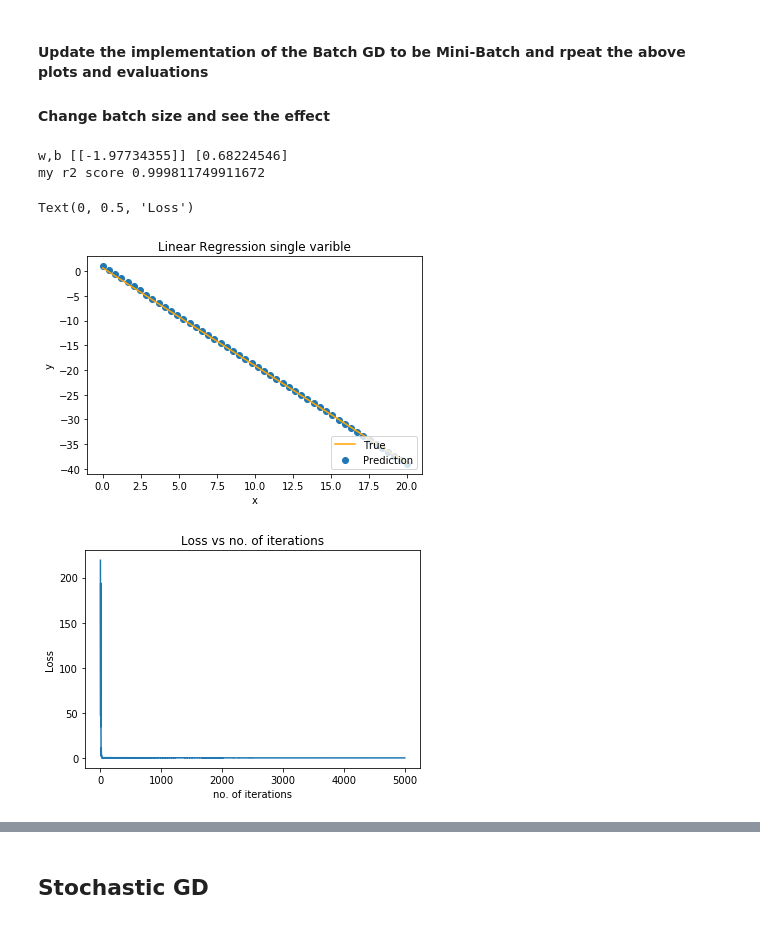
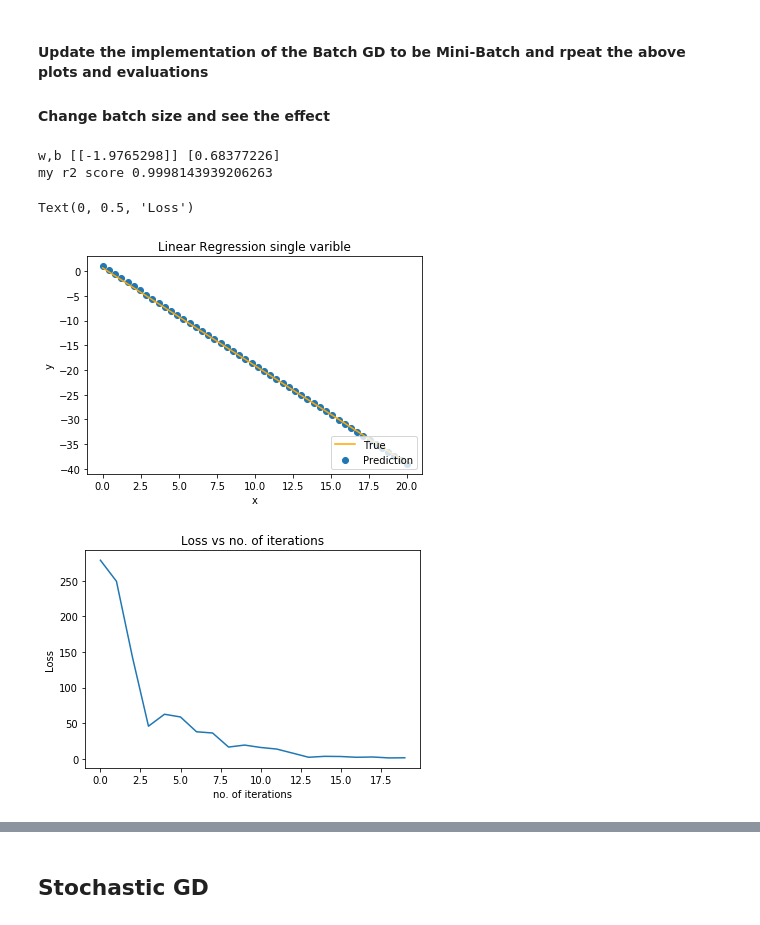
Before and after one commit to MaiTarekAlazab/Numerical-Optimization, a Jupyter notebook: Practical Session 2 Mai Tarek.ipynb, the cells around one changed output, grey strips where cells are left out. Cells and saved outputs as stored; diff of their text form; code cells hidden in the pictures.

```diff
--- a/Practical Session 2 Mai Tarek.ipynb
+++ b/Practical Session 2 Mai Tarek.ipynb
@@ -281,36 +281,36 @@ def mini_batches_GD(x,y,batch_size):
 # %%
 #implenenting mini_batch
 
 batch_size=5
 alpha=0.001
 max_iterations=500
 w,b,loss,w_list,b_list= mini_batches_GD(x,y,batch_size)
 print("w,b",w,b)
 
 
 r=my_r2_score(y, h(w,b,x))
 print("my r2 score",r)
 
 
 plt.scatter(x, y)
 plt.plot(x, h(w,b,x),color = 'orange')
 fig1 = plt.figure(1)
 plt.title("Linear Regression single varible")
 plt.xlabel("x")
 plt.ylabel("y")
 plt.legend(["True", "Prediction"], loc ="lower right")
 
 fig2 = plt.figure(2)
-plt.plot(loss)
+plt.plot(loss[0:20])
 plt.title("Loss vs no. of iterations")
 plt.xlabel("no. of iterations")
 plt.ylabel("Loss")
 # %% [output]
-w,b [[-1.97734355]] [0.68224546]
-my r2 score 0.999811749911672
+w,b [[-1.9765298]] [0.68377226]
+my r2 score 0.9998143939206263
 Text(0, 0.5, 'Loss')
 [figure]
-[figure, old version]
+[figure, new version]
 # %%
 #Loss vs w
 plt.plot(np.squeeze(w_list),loss)
```
Also changed, not shown: parts of 2 cells of this notebook, 1 other file.
